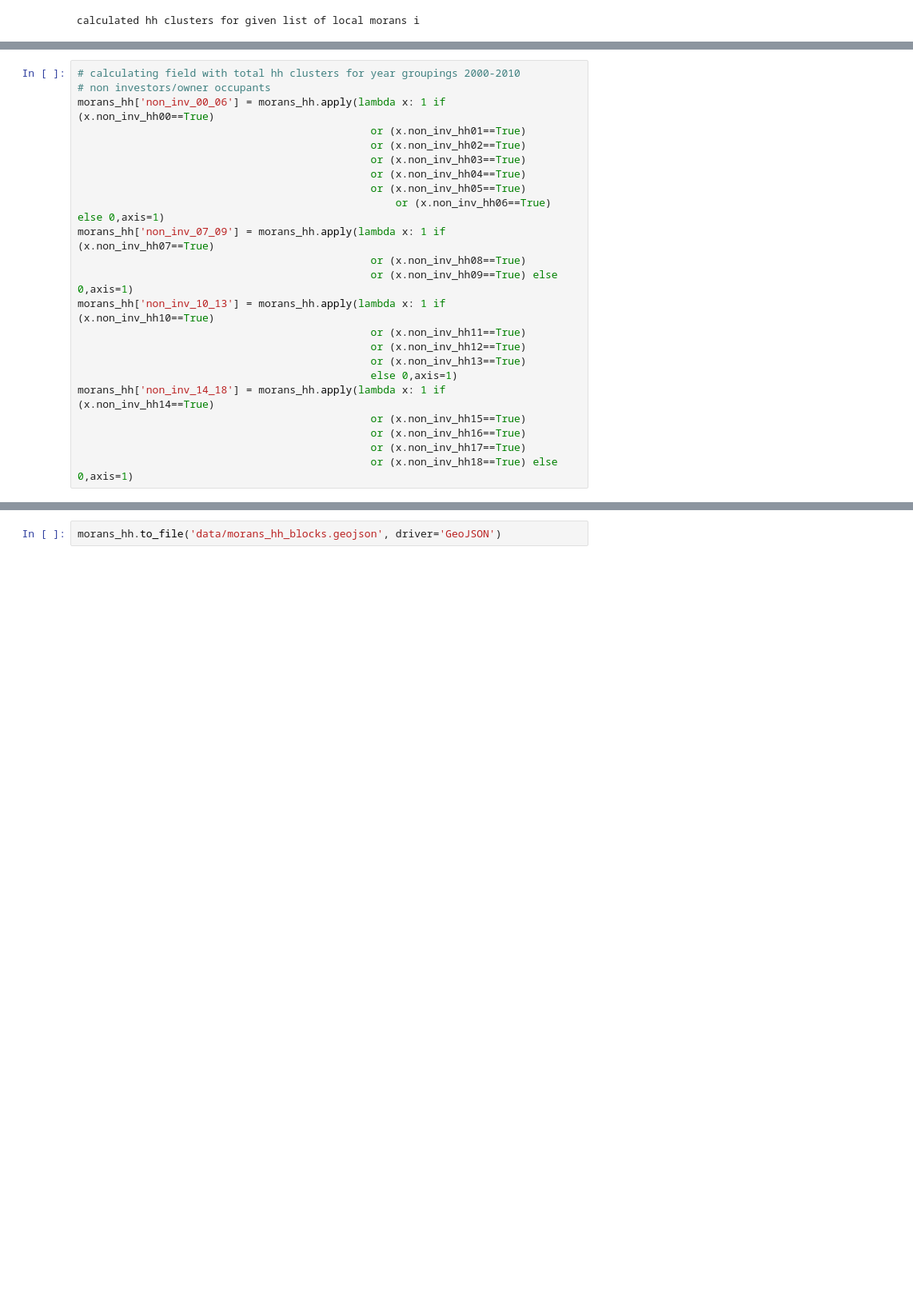
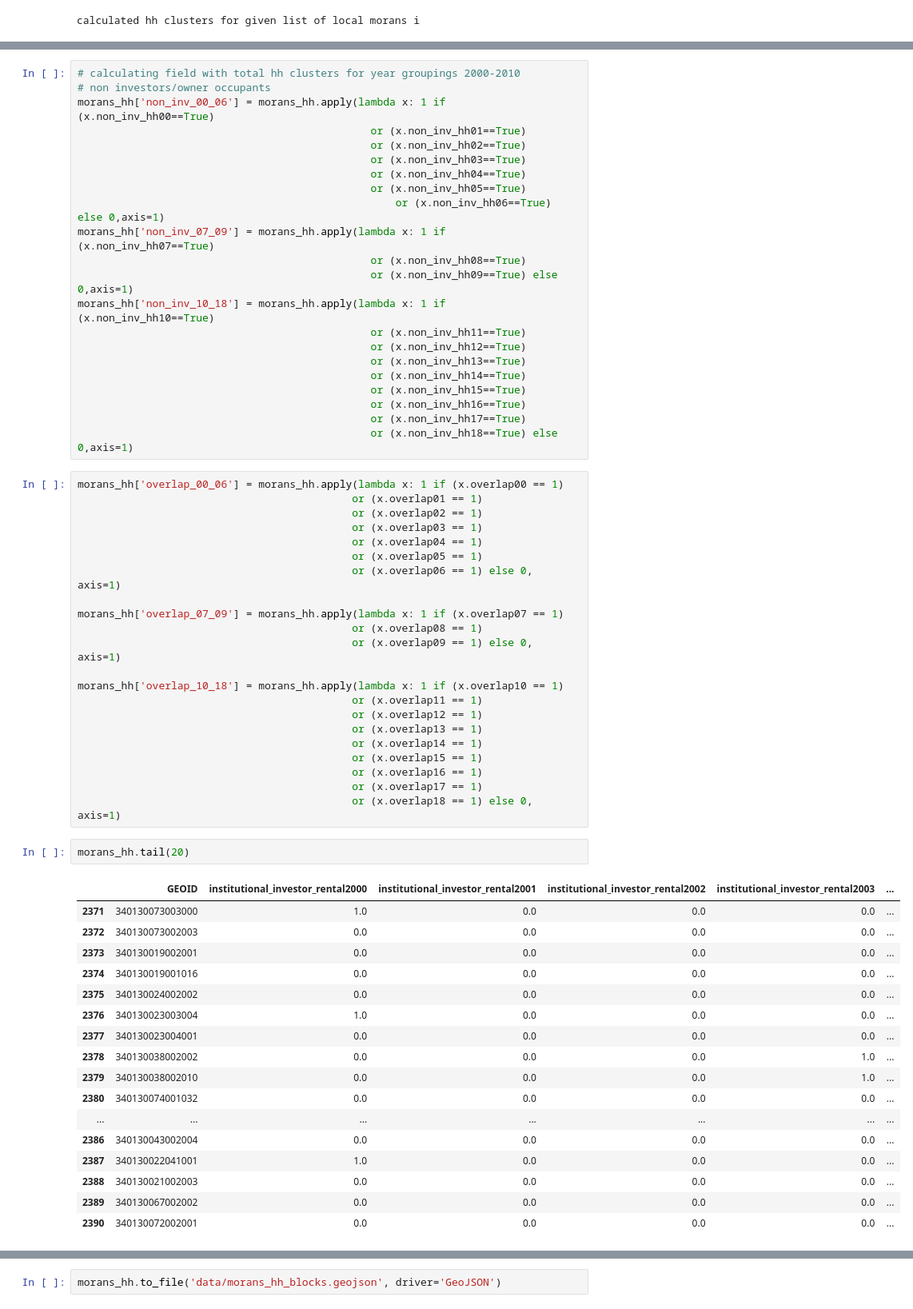
Before and after one commit to CenterForSpatialResearch/investors-NJ, a Jupyter notebook: 04_investor_breakdown.ipynb, the cells around one changed output, grey strips where cells are left out. Shown at 80% size. Saved outputs shown, nothing was run; the diff lists cells and outputs as text; blank space fills up the shorter version.

```diff
--- a/04_investor_breakdown.ipynb
+++ b/04_investor_breakdown.ipynb
@@ -1431,13 +1497,54 @@ morans_hh['non_inv_00_06'] = morans_hh.apply(lambda x: 1 if (x.non_inv_hh00==Tru
 morans_hh['non_inv_07_09'] = morans_hh.apply(lambda x: 1 if (x.non_inv_hh07==True)
                                                or (x.non_inv_hh08==True)
                                                or (x.non_inv_hh09==True) else 0,axis=1)
-morans_hh['non_inv_10_13'] = morans_hh.apply(lambda x: 1 if (x.non_inv_hh10==True)
+morans_hh['non_inv_10_18'] = morans_hh.apply(lambda x: 1 if (x.non_inv_hh10==True)
                                                or (x.non_inv_hh11==True)
                                                or (x.non_inv_hh12==True)
                                                or (x.non_inv_hh13==True)
-                                               else 0,axis=1)
-morans_hh['non_inv_14_18'] = morans_hh.apply(lambda x: 1 if (x.non_inv_hh14==True)
+                                               or (x.non_inv_hh14==True)
                                                or (x.non_inv_hh15==True)
                                                or (x.non_inv_hh16==True)
                                                or (x.non_inv_hh17==True)
                                                or (x.non_inv_hh18==True) else 0,axis=1)
+# %%
+morans_hh['overlap_00_06'] = morans_hh.apply(lambda x: 1 if (x.overlap00 == 1)
+                                            or (x.overlap01 == 1)
+                                            or (x.overlap02 == 1)
+                                            or (x.overlap03 == 1)
+                                            or (x.overlap04 == 1)
+                                            or (x.overlap05 == 1)
+                                            or (x.overlap06 == 1) else 0, axis=1)
+
+morans_hh['overlap_07_09'] = morans_hh.apply(lambda x: 1 if (x.overlap07 == 1)
+                                            or (x.overlap08 == 1)
+                                            or (x.overlap09 == 1) else 0, axis=1)
+
+morans_hh['overlap_10_18'] = morans_hh.apply(lambda x: 1 if (x.overlap10 == 1)
+                                            or (x.overlap11 == 1)
+                                            or (x.overlap12 == 1)
+                                            or (x.overlap13 == 1)
+                                            or (x.overlap14 == 1)
+                                            or (x.overlap15 == 1)
+                                            or (x.overlap16 == 1)
+                                            or (x.overlap17 == 1)
+                                            or (x.overlap18 == 1) else 0, axis=1)
+# %%
+morans_hh.tail(20)
+# %% [output]
+|  | GEOID | institutional_investor_rental2000 | institutional_investor_rental2001 | institutional_investor_rental2002 | institutional_investor_rental2003 | ... |
+| 2371 | 340130073003000 | 1.0 | 0.0 | 0.0 | 0.0 | ... |
+| 2372 | 340130073002003 | 0.0 | 0.0 | 0.0 | 0.0 | ... |
+| 2373 | 340130019002001 | 0.0 | 0.0 | 0.0 | 0.0 | ... |
+| 2374 | 340130019001016 | 0.0 | 0.0 | 0.0 | 0.0 | ... |
+| 2375 | 340130024002002 | 0.0 | 0.0 | 0.0 | 0.0 | ... |
+| 2376 | 340130023003004 | 1.0 | 0.0 | 0.0 | 0.0 | ... |
+| 2377 | 340130023004001 | 0.0 | 0.0 | 0.0 | 0.0 | ... |
+| 2378 | 340130038002002 | 0.0 | 0.0 | 0.0 | 1.0 | ... |
+| 2379 | 340130038002010 | 0.0 | 0.0 | 0.0 | 1.0 | ... |
+| 2380 | 340130074001032 | 0.0 | 0.0 | 0.0 | 0.0 | ... |
+| ... | ... | ... | ... | ... | ... | ... |
+| 2386 | 340130043002004 | 0.0 | 0.0 | 0.0 | 0.0 | ... |
+| 2387 | 340130022041001 | 1.0 | 0.0 | 0.0 | 0.0 | ... |
+| 2388 | 340130021002003 | 0.0 | 0.0 | 0.0 | 0.0 | ... |
+| 2389 | 340130067002002 | 0.0 | 0.0 | 0.0 | 0.0 | ... |
+| 2390 | 340130072002001 | 0.0 | 0.0 | 0.0 | 0.0 | ... |
```
Also changed, not shown: parts of 16 cells of this notebook, 2 other files.
